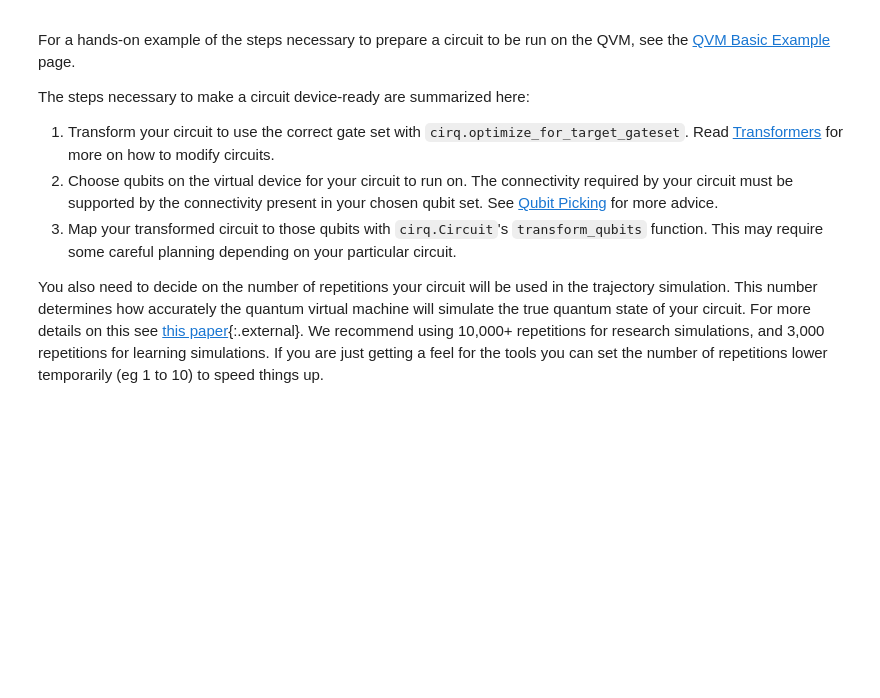
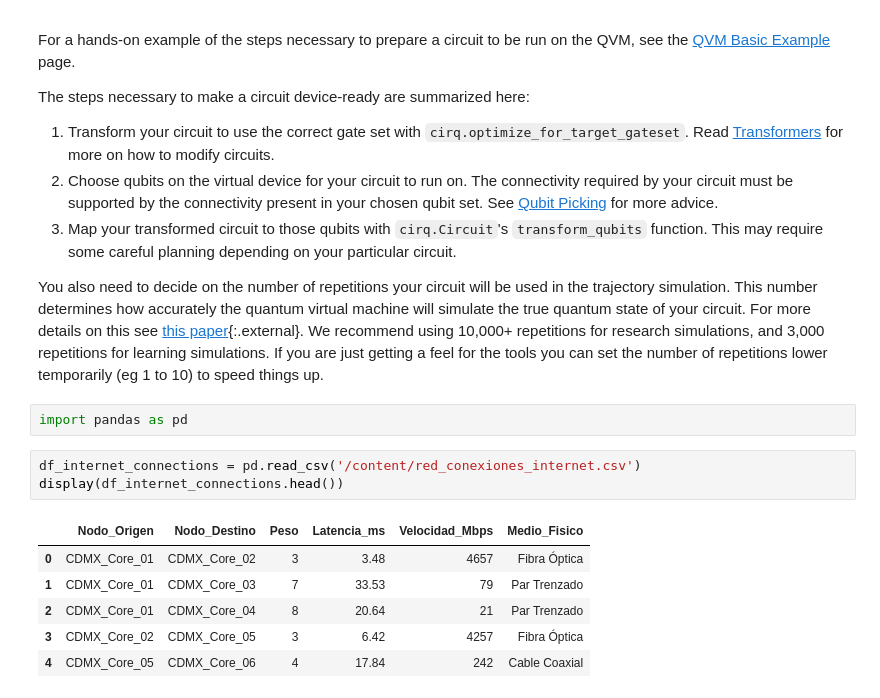
Before and after one commit to luisgabrielmatthew74/codeprojects, a Jupyter notebook: docs/simulate/quantum_virtual_machine-v11.ipynb, the cells around one changed output. Cells and saved outputs as stored; diff of their text form; blank space fills up the shorter version.

```diff
--- a/docs/simulate/quantum_virtual_machine-v11.ipynb
+++ b/docs/simulate/quantum_virtual_machine-v11.ipynb
@@ -1203,3 +141,15 @@ The steps necessary to make a circuit device-ready are summarized here:
 3. Map your transformed circuit to those qubits with `cirq.Circuit`'s `transform_qubits` function. This may require some careful planning depending on your particular circuit.
 
 You also need to decide on the number of repetitions your circuit will be used in the trajectory simulation. This number determines how accurately the quantum virtual machine will simulate the true quantum state of your circuit. For more details on this see [this paper](https://arxiv.org/abs/2111.02396){:.external}. We recommend using 10,000+ repetitions for research simulations, and 3,000 repetitions for learning simulations. If you are just getting a feel for the tools you can set the number of repetitions lower temporarily (eg 1 to 10) to speed things up.
+# %%
+import pandas as pd
+# %%
+df_internet_connections = pd.read_csv('/content/red_conexiones_internet.csv')
+display(df_internet_connections.head())
+# %% [output]
+|  | Nodo_Origen | Nodo_Destino | Peso | Latencia_ms | Velocidad_Mbps | Medio_Fisico |
+| 0 | CDMX_Core_01 | CDMX_Core_02 | 3 | 3.48 | 4657 | Fibra Óptica |
+| 1 | CDMX_Core_01 | CDMX_Core_03 | 7 | 33.53 | 79 | Par Trenzado |
+| 2 | CDMX_Core_01 | CDMX_Core_04 | 8 | 20.64 | 21 | Par Trenzado |
+| 3 | CDMX_Core_02 | CDMX_Core_05 | 3 | 6.42 | 4257 | Fibra Óptica |
+| 4 | CDMX_Core_05 | CDMX_Core_06 | 4 | 17.84 | 242 | Cable Coaxial |
```
Also changed, not shown: parts of 100 cells of this notebook.
